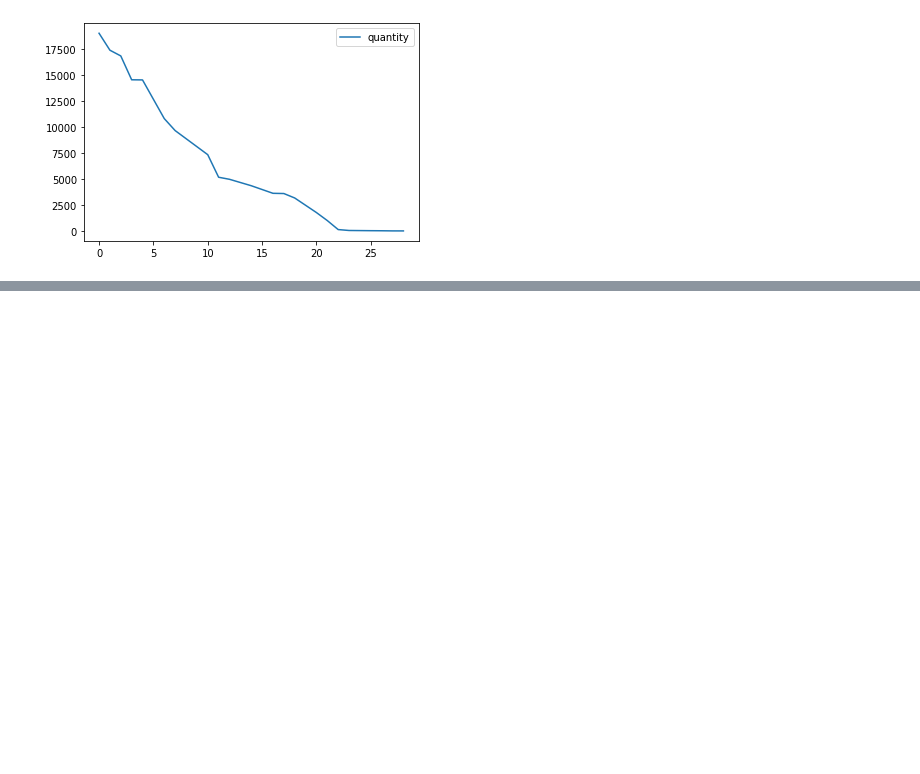
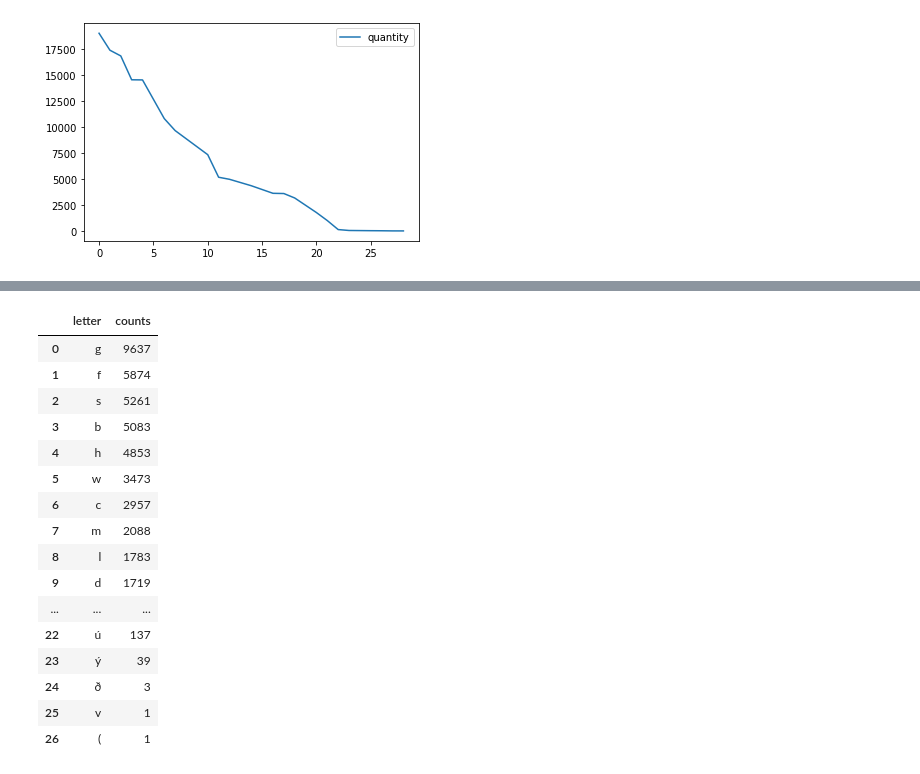
Before and after one commit to webnora/OE_Lemmatization, a Jupyter notebook: freq/freq.ipynb, the cells around one changed output, grey strips where cells are left out. Drawn from its saved outputs; the diff is of its cells as text; code cells hidden in the pictures; blank space fills up the shorter version.

```diff
--- a/freq/freq.ipynb
+++ b/freq/freq.ipynb
@@ -136,0 +160,31 @@ res
+# %%
+res=(
+    load_data_node(path, [column])
+    .pipe(rename_columns, {column: word})
+    .pipe(filter_null, word)
+    .pipe(filter_length_more_then, word, 1)
+#     .pipe(filter_not_in_prefix, prefixes)
+    .pipe(get_first_letter, letter)
+    .pipe(filter_in, letter, vouwels)
+    .pipe(count, letter, counts)
+    .pipe(sort, counts)
+)
+res
+# %% [output]
+|  | letter | counts |
+| 0 | g | 9637 |
+| 1 | f | 5874 |
+| 2 | s | 5261 |
+| 3 | b | 5083 |
+| 4 | h | 4853 |
+| 5 | w | 3473 |
+| 6 | c | 2957 |
+| 7 | m | 2088 |
+| 8 | l | 1783 |
+| 9 | d | 1719 |
+| ... | ... | ... |
+| 22 | ú | 137 |
+| 23 | ý | 39 |
+| 24 | ð | 3 |
+| 25 | v | 1 |
+| 26 | ( | 1 |
```
Also changed, not shown: parts of 2 cells of this notebook.
